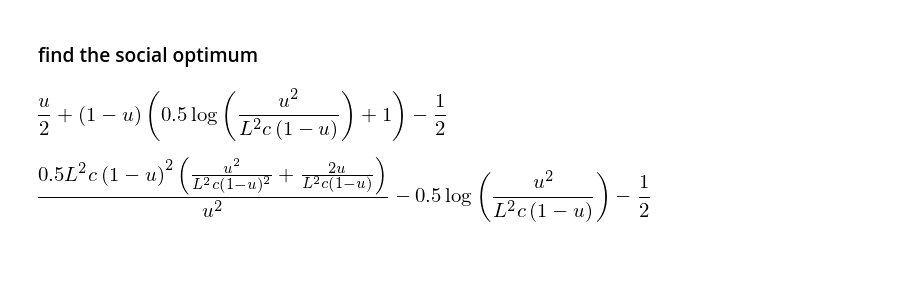
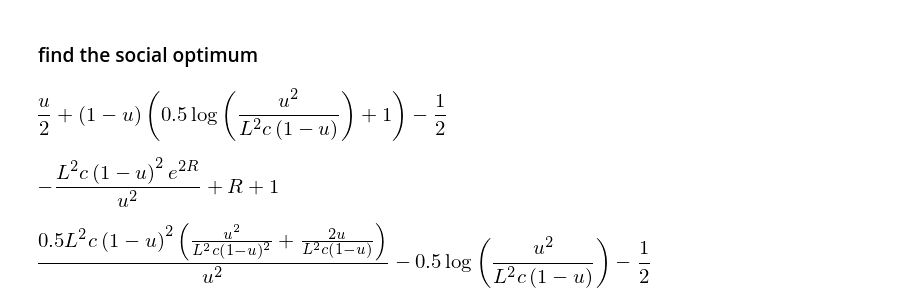
Before and after one commit to tgardnerh/MarketDesign, a Jupyter notebook: UnravelingSearchPpr/DMP with match quality and new matching.ipynb, the cells around one changed output. Drawn from its saved outputs; the diff is of its cells as text; code cells hidden in the pictures; blank space fills up the shorter version.

```diff
--- a/UnravelingSearchPpr/DMP with match quality and new matching.ipynb
+++ b/UnravelingSearchPpr/DMP with match quality and new matching.ipynb
@@ -89,6 +51,11 @@ welf_u = (1/2*sym.log(u**2/(lam**2*(1-u)*c))+1)*(1-u)-(1-u)/2
 welf_u
 # %% [output]
 [figure]
+# %%
+welf_uR = (R+1)-lam**2*(1-u)**2/u**2*sym.exp(2*R)*c
+welf_uR
+# %% [output]
+[figure, added]
 # %%
 foc_welf_u = sym.diff(welf_u,u)
 foc_welf_u
```
Also changed, not shown: parts of 17 cells of this notebook.
